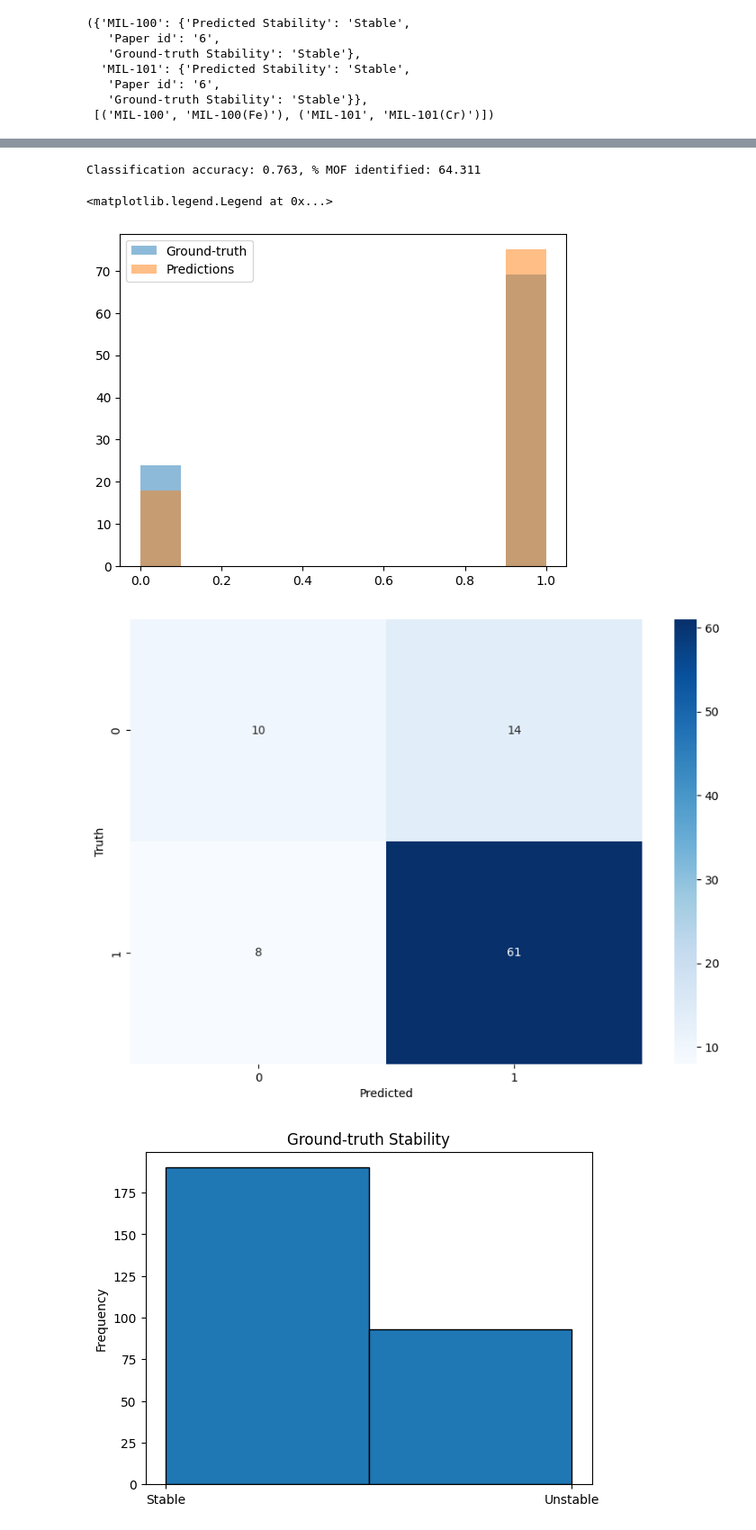
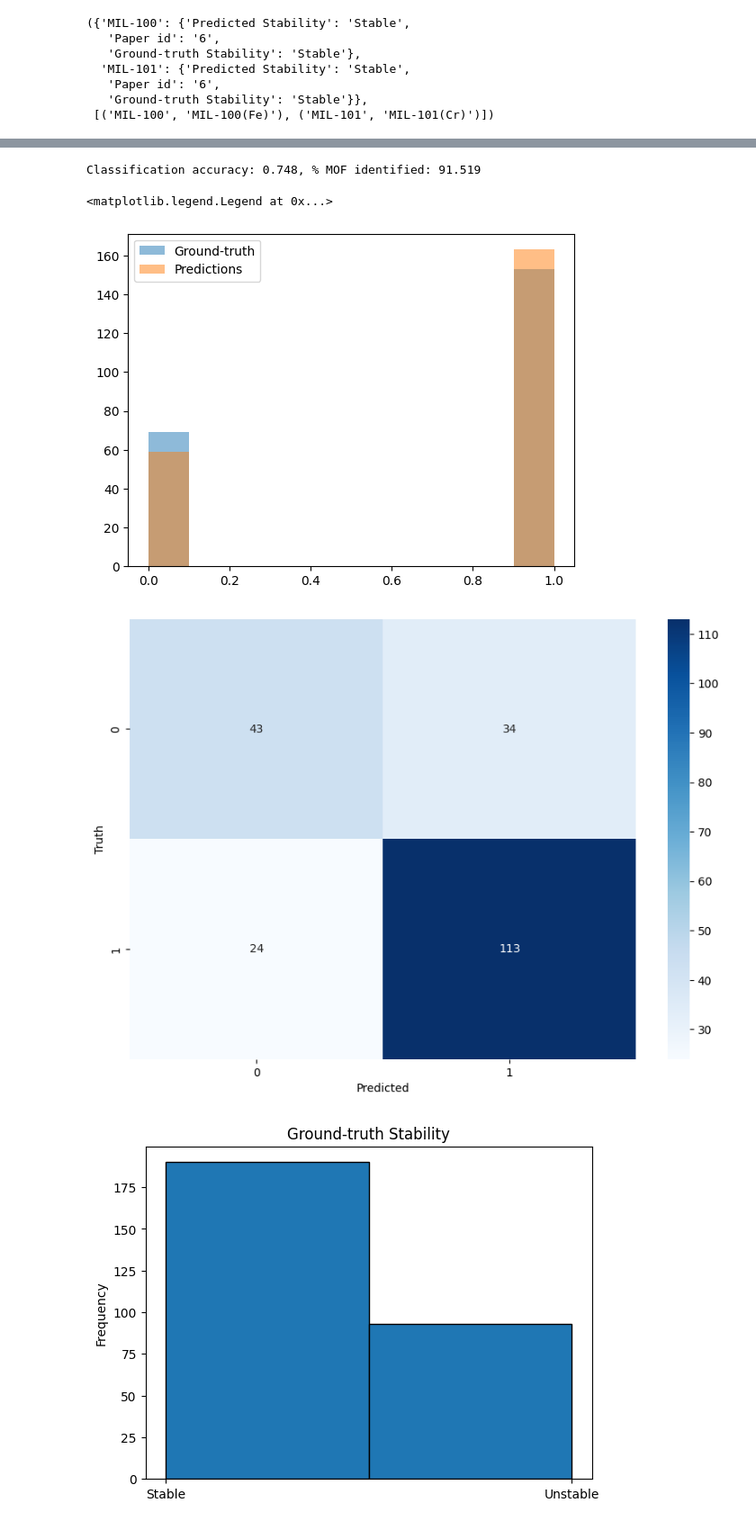
Before and after one commit to AI4ChemS/Eunomia, a Jupyter notebook: examples/post_process_results.ipynb, the cells around one changed output, grey strips where cells are left out. Shown: that part at 90% size. Drawn from its saved outputs; the diff is of its cells as text; code cells hidden in the pictures.

```diff
--- a/examples/post_process_results.ipynb
+++ b/examples/post_process_results.ipynb
@@ -6,12 +7,13 @@ import numpy as np
 # %%
-LLM_model = 'gpt-3.5-turbo-16k'
-Embedding_model = 'text-davinci-003'
-k = 5
+LLM_model = 'gpt-3.5-turbo-16k' #'gpt-3.5-turbo-16k'
+Embedding_model = 'text-davinci-003' #'text-davinci-003'
+k = 8
+temp = 0
 
 
 predictions_list = []
 for i in tqdm(range(1,112)):
-    results_index_path = f"../Data/faiss/results/{LLM_model}/faiss-{Embedding_model}/k_{k}/results_paper_{i}.json"
+    results_index_path = f"../Data/faiss/results/{LLM_model}/faiss-{Embedding_model}/k_{k}/t_{temp}/two-step/results_paper_{i}.json"
     with open(results_index_path, 'rb') as f:
         paper_result = json.load(f)
     predictions_list.append(paper_result)
@@ -249,12 +139,12 @@ eval_single_paper_results(combined_dict)
 # %%
-sim_threshold = 95
+sim_threshold = 15
 y_values = []
 y_hat_values = []
 not_provided_count_values = []
 matched_pairs_list = []
 number_of_mofs_in_paper = []
 number_of_mofs_matched_in_paper = []
-for i in tqdm(range(95,111)):
+for i in tqdm(range(0,111)):
     prediction_dict = predictions_list[i]
     ground_truth_dict = ground_truth_list[i]
     combined_dict, matched_pairs = eunomia.match_MOF_names(prediction_dict, ground_truth_dict, threshold=sim_threshold)
@@ -266,7 +156,7 @@ for i in tqdm(range(95,111)):
     unique_mofs_in_paper = len(ground_truth_dict.keys())
     number_of_mofs_in_paper.append(unique_mofs_in_paper)
     number_of_mofs_matched_in_paper.append(len(combined_dict.keys()))
-    break
+#     break
 
 y_values = [item for sublist in y_values for item in sublist]
 y_hat_values = [item for sublist in y_hat_values for item in sublist]
@@ -279,20 +189,20 @@ print(total_mofs, total_mofs_matched)
 # %%
 from sklearn.metrics import accuracy_score
 # Calculate Accuracy
 acc = accuracy_score(y_values, y_hat_values)
-mof_indetified = (1 - total_mofs_matched/total_mofs) * 100
+mof_indetified = (total_mofs_matched/total_mofs) * 100
 
 print(f"Classification accuracy: {acc:.03f}, % MOF identified: {mof_indetified:.03f}")
 
 plt.hist(y_values, label='Ground-truth', alpha=0.5)
 plt.hist(y_hat_values, label='Predictions', alpha=0.5)
 plt.legend()
 # %% [output]
-Classification accuracy: 0.763, % MOF identified: 64.311
+Classification accuracy: 0.748, % MOF identified: 91.519
 <matplotlib.legend.Legend at 0x...>
-[figure, old version]
+[figure, new version]
 # %%
-import matplotlib.pyplot as plt
+
 import seaborn as sns
 from sklearn.metrics import confusion_matrix
 
@@ -310,7 +220,7 @@ plt.ylabel('Truth')
 
 plt.show()
 # %% [output]
-[figure, old version]
+[figure, new version]
 # %%
 import matplotlib.pyplot as plt
 
```
Also changed, not shown: parts of 12 cells of this notebook, 1 other file.
